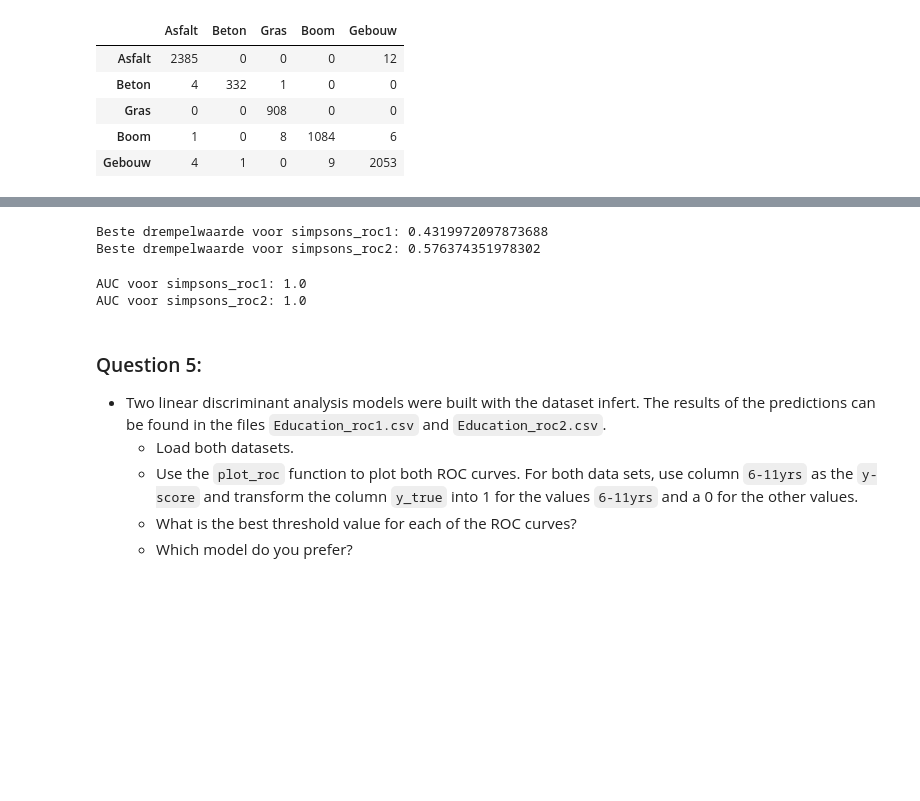
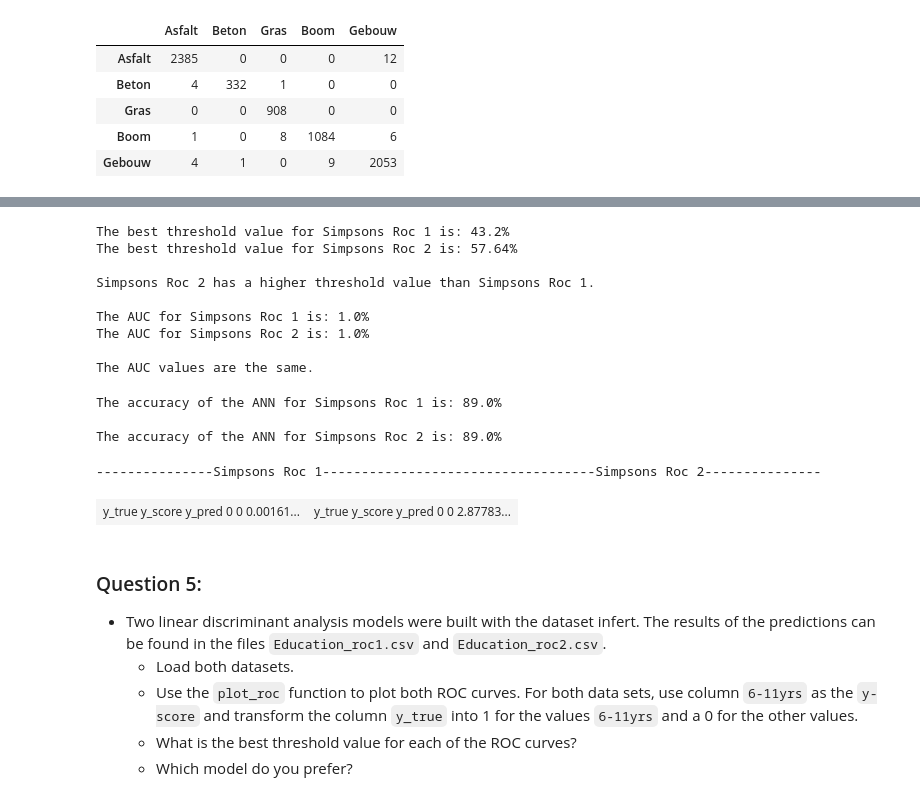
Before and after one commit to EliasDeHondt/DataScience2, a Jupyter notebook: W20P4/Exercises Evaluation Metrics.ipynb, the cells around one changed output, grey strips where cells are left out. Cells and saved outputs as stored; diff of their text form; code cells hidden in the pictures; blank space fills up the shorter version.

```diff
--- a/W20P4/Exercises Evaluation Metrics.ipynb
+++ b/W20P4/Exercises Evaluation Metrics.ipynb
@@ -324,22 +394,68 @@ plot_rocf(y_true=simpsons_roc2['y_true'], y_score=simpsons_roc2['y_score'], titl
 # %%
-# 2 Simpsons_roc1
+# Calculate Based Threshold Value
 best_threshold1 = find_best_threshold(simpsons_roc1['y_true'], simpsons_roc1['y_score'])
-print("Beste drempelwaarde voor simpsons_roc1:", best_threshold1)
+best_threshold2 = find_best_threshold(simpsons_roc2['y_true'], simpsons_roc2['y_score'])
 
-# 2 Simpsons_roc2
-best_threshold2 = find_best_threshold(simpsons_roc2['y_true'], simpsons_roc2['y_score'])
-print("Beste drempelwaarde voor simpsons_roc2:", best_threshold2)
+# Based Threshold Value: The threshold value that gives the best results for a specific metric.
+print(colored(f"The best threshold value for Simpsons Roc 1 is: {round(best_threshold1 * 100, 2)}%", outputColor))
+print(colored(f"The best threshold value for Simpsons Roc 2 is: {round(best_threshold2 * 100, 2)}%\n", outputColor))
+
+if best_threshold1 > best_threshold2:
+    print(colored(f"Simpsons Roc 1 has a higher threshold value than Simpsons Roc 2.\n", outputColor))
+elif best_threshold1 < best_threshold2:
+    print(colored(f"Simpsons Roc 2 has a higher threshold value than Simpsons Roc 1.\n", outputColor))
+else:
+    print(colored(f"The threshold values are the same.\n", outputColor))
+
+# Calculate AUC (Area Under Curve)
+auc1 = roc_auc_score(simpsons_roc1['y_true'], simpsons_roc1['y_score'])
+auc2 = roc_auc_score(simpsons_roc2['y_true'], simpsons_roc2['y_score'])
+
+# Area Under Curve: If the binary classifier can distinguish the two better, the number is higher.
+print(colored(f"The AUC for Simpsons Roc 1 is: {round(auc1, 2)}%", outputColor))
+print(colored(f"The AUC for Simpsons Roc 2 is: {round(auc2, 2)}%\n", outputColor))
+
+if auc1 > auc2:
+    print(colored(f"Simpsons Roc 1 has a higher AUC value than Simpsons Roc 2.\n", outputColor))
+elif auc1 < auc2:
+    print(colored(f"Simpsons Roc 2 has a higher AUC value than Simpsons Roc 1.\n", outputColor))
+else:
+    print(colored(f"The AUC values are the same.\n", outputColor))
 # %% [output]
-Beste drempelwaarde voor simpsons_roc1: 0.4319972097873688
-Beste drempelwaarde voor simpsons_roc2: 0.576374351978302
+The best threshold value for Simpsons Roc 1 is: 43.2%
+The best threshold value for Simpsons Roc 2 is: 57.64%
+
+Simpsons Roc 2 has a higher threshold value than Simpsons Roc 1.
+
+The AUC for Simpsons Roc 1 is: 1.0%
+The AUC for Simpsons Roc 2 is: 1.0%
+
+The AUC values are the same.
 # %%
-# 3 Simpsons_roc1
-auc_score1 = roc_auc_score(simpsons_roc1['y_true'], simpsons_roc1['y_score'])
-print("AUC voor simpsons_roc1:", auc_score1)
+# Apply threshold value to y_score column
+simpsons_roc1['y_pred'] = simpsons_roc1['y_score'].apply(lambda x: 1 if x > best_threshold1 else 0)
+simpsons_roc2['y_pred'] = simpsons_roc2['y_score'].apply(lambda x: 1 if x > best_threshold2 else 0)
 
-# 3 Simpsons_roc2
-auc_score2 = roc_auc_score(simpsons_roc2['y_true'], simpsons_roc2['y_score'])
-print("AUC voor simpsons_roc2:", auc_score2)
+# Calculate accuracy of prediction
+accuracy1 = np.mean(simpsons_roc1['y_true'] == simpsons_roc1['y_pred'])
+accuracy2 = np.mean(simpsons_roc2['y_true'] == simpsons_roc2['y_pred'])
+print(colored(f"The accuracy of the ANN for Simpsons Roc 1 is: {round(accuracy1, 2) * 100}%\n", outputColor))
+print(colored(f"The accuracy of the ANN for Simpsons Roc 2 is: {round(accuracy2, 2) * 100}%\n", outputColor))
+
+# Show prediction
+combined_html = f"""
+<table>
+    <tr>
+        <p>---------------Simpsons Roc 1-----------------------------------Simpsons Roc 2---------------</p>
+        <td>{simpsons_roc1.to_html()}</td>
+        <td>{simpsons_roc2.to_html()}</td>
+    </tr>
+</table>
+"""
+display(HTML(combined_html))
 # %% [output]
-AUC voor simpsons_roc1: 1.0
-AUC voor simpsons_roc2: 1.0
+The accuracy of the ANN for Simpsons Roc 1 is: 89.0%
+
+The accuracy of the ANN for Simpsons Roc 2 is: 89.0%
+---------------Simpsons Roc 1-----------------------------------Simpsons Roc 2---------------
+| y_true y_score y_pred 0 0 0.00161... | y_true y_score y_pred 0 0 2.87783... |
```
Also changed, not shown: parts of 26 cells of this notebook, 6 other files.
